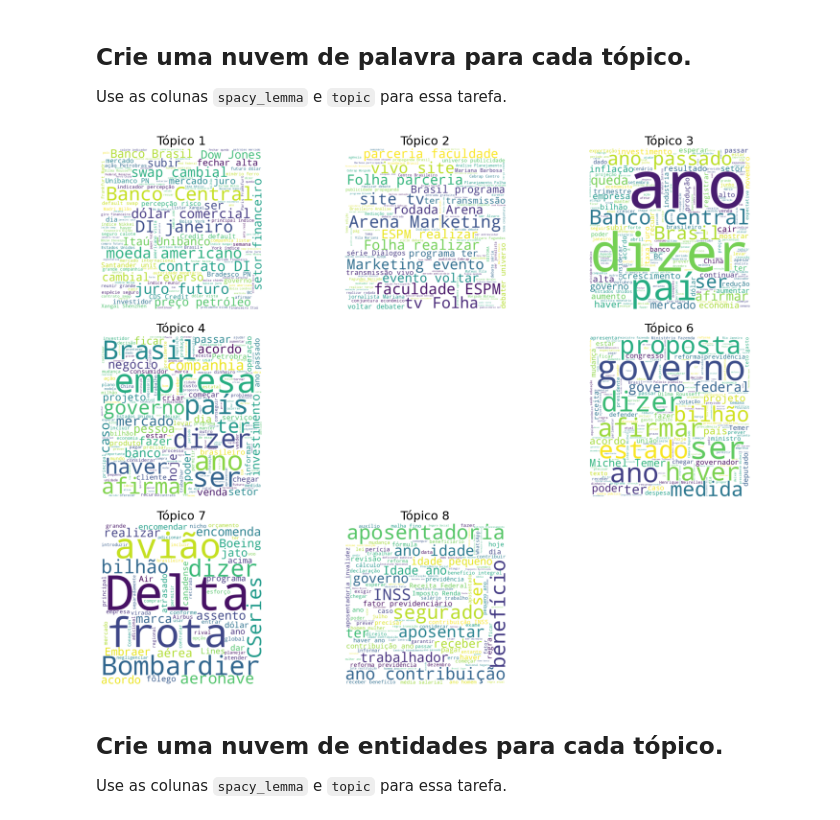
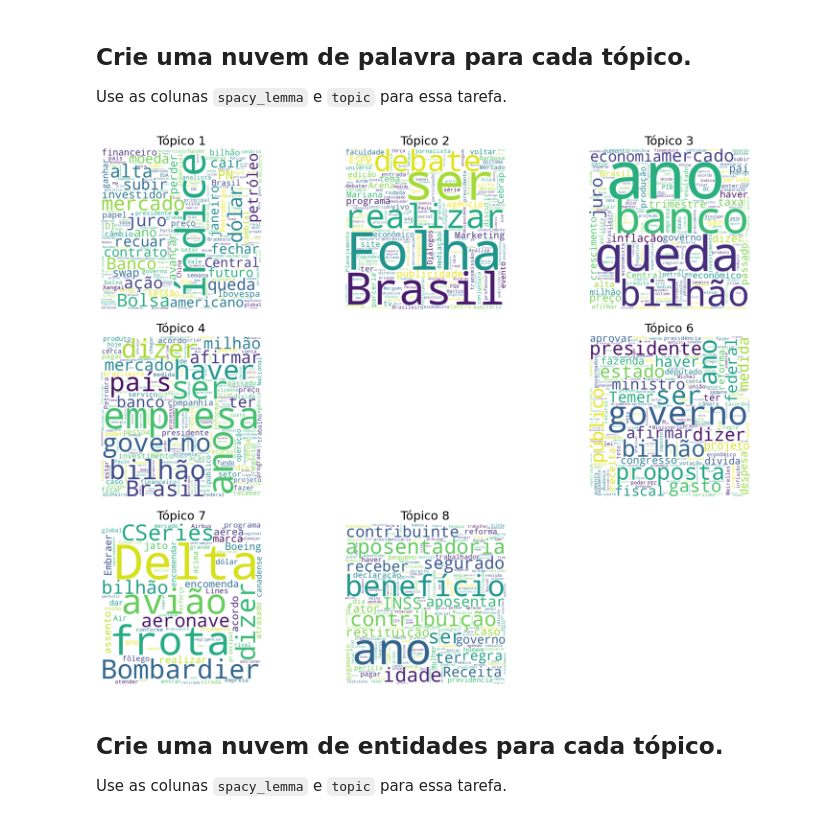
Before and after one commit to kleberga/proc_ling_natural, a Jupyter notebook: Questionário_Projeto_de_Disciplina_de_Text_Mining.ipynb, the cells around one changed output. Saved outputs shown, nothing was run; the diff lists cells and outputs as text; code cells hidden in the pictures.

```diff
--- a/Questionário_Projeto_de_Disciplina_de_Text_Mining.ipynb
+++ b/Questionário_Projeto_de_Disciplina_de_Text_Mining.ipynb
@@ -328,35 +328,36 @@ def plot_wordcloud(text:str, ax:plt.Axes) -> plt.Axes:
         -  ax: plt subaxis
     Returns:
      - ax
     """
     wordcloud = WordCloud(width=800,
                           height=800,
                           background_color='white',
-                          min_font_size=10).generate(text)
+                          min_font_size=10,
+                          collocations=False).generate(text)
     ax.imshow(wordcloud, interpolation='bilinear')
     ax.axis("off")
     return ax
 
 def plot_wordcloud_for_a_topic(topic:int, ax:plt.Axes) -> plt.Axes:
     topic_news = news_2016[news_2016['topic'] == topic]
     list_of_words = chain(*topic_news.spacy_lemma.values.tolist())
     string_complete = ' '.join(list_of_words)
     if not string_complete:
         return None
     return plot_wordcloud(string_complete, ax)
 
 fig, axis = plt.subplots(3, 3, figsize=(16, 12))
 
 axis_  = axis.flatten()
 for idx, ax in enumerate(axis_):
     ax_ = plot_wordcloud_for_a_topic(idx + 1, ax)
     if ax_ is None:
         plt.delaxes(ax)
         continue
     ax.set_title(f"Tópico {idx + 1}")
 fig.tight_layout()
 # %% [output]
-[figure, old version]
+[figure, new version]
 # %% [markdown]
 ## Crie uma nuvem de entidades para cada tópico.
 
```
Also changed, not shown: parts of 4 cells of this notebook.
